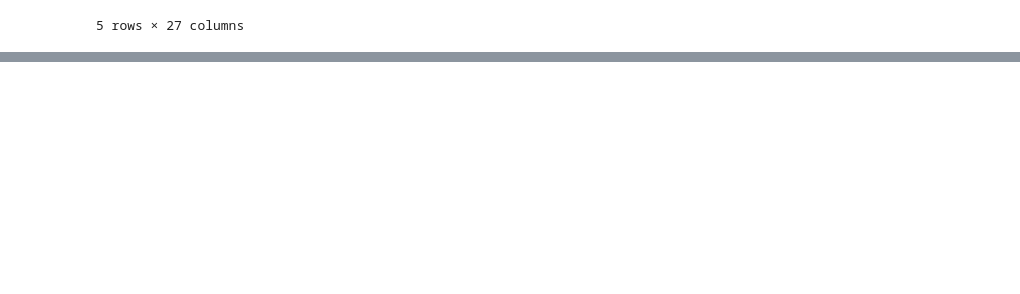
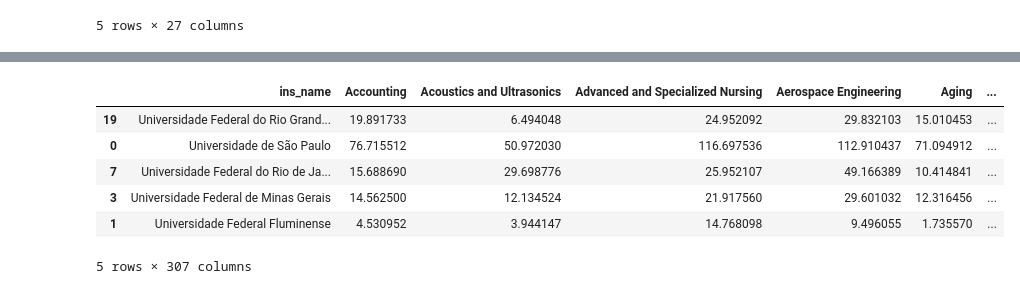
Before and after one commit to LucasdeLyra/Ranking-Interdisciplinaridade, a Jupyter notebook: analysis/basic_analysis.ipynb, the cells around one changed output, grey strips where cells are left out. Saved outputs shown, nothing was run; the diff lists cells and outputs as text; code cells hidden in the pictures; blank space fills up the shorter version.

```diff
--- a/analysis/basic_analysis.ipynb
+++ b/analysis/basic_analysis.ipynb
@@ -373,0 +381,10 @@ plt.show()
+# %%
+di_table_subs.head()
+# %% [output]
+|  | ins_name | Accounting | Acoustics and Ultrasonics | Advanced and Specialized Nursing | Aerospace Engineering | Aging | ... |
+| 19 | Universidade Federal do Rio Grand... | 19.891733 | 6.494048 | 24.952092 | 29.832103 | 15.010453 | ... |
+| 0 | Universidade de São Paulo | 76.715512 | 50.972030 | 116.697536 | 112.910437 | 71.094912 | ... |
+| 7 | Universidade Federal do Rio de Ja... | 15.688690 | 29.698776 | 25.952107 | 49.166389 | 10.414841 | ... |
+| 3 | Universidade Federal de Minas Gerais | 14.562500 | 12.134524 | 21.917560 | 29.601032 | 12.316456 | ... |
+| 1 | Universidade Federal Fluminense | 4.530952 | 3.944147 | 14.768098 | 9.496055 | 1.735570 | ... |
+5 rows × 307 columns
```
Also changed, not shown: parts of 9 cells of this notebook, 2 other files.
